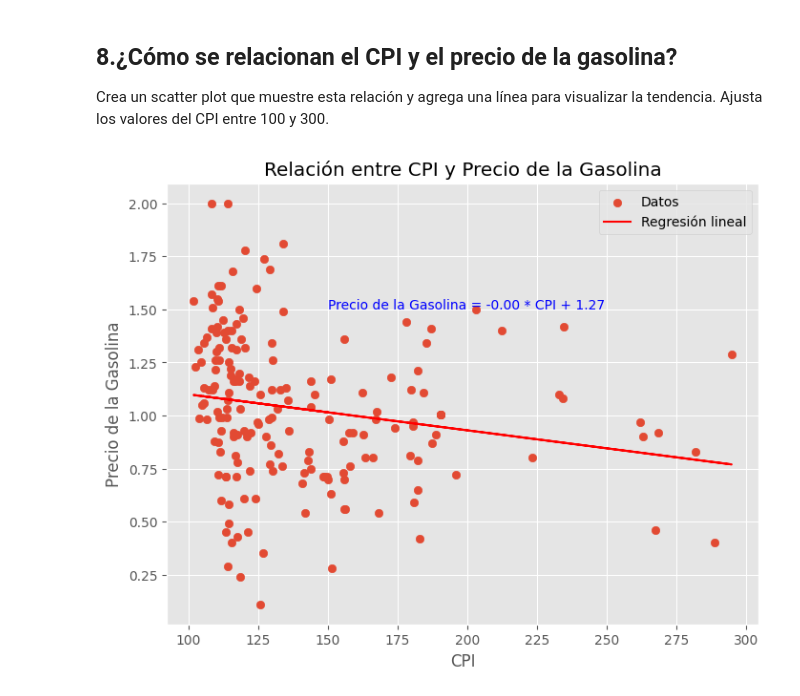
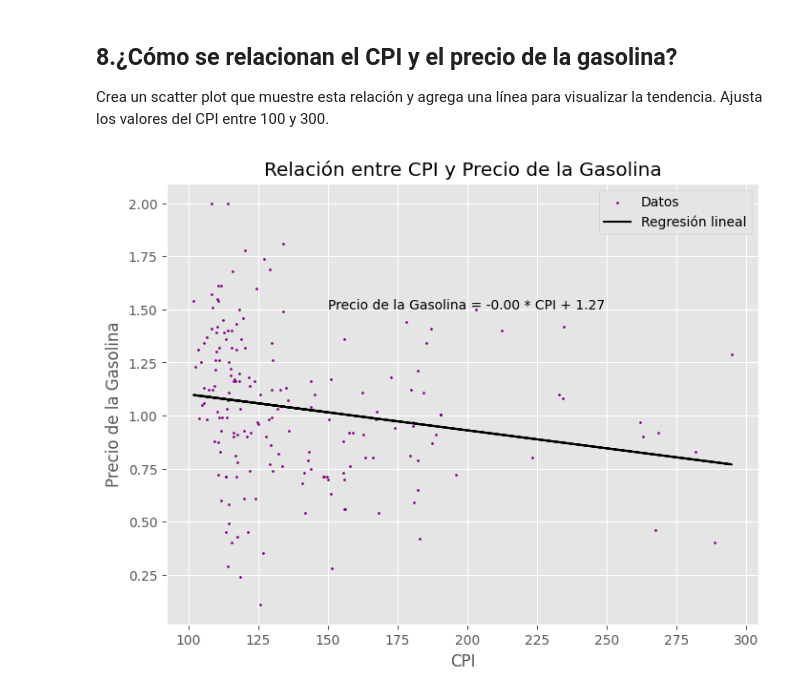
Before and after one commit to Adalab/da-modulo3-sprint2-pairprogramming-RocioZahara, a Jupyter notebook: M03_sprint2_01_Visualizacion.ipynb, the cells around one changed output. Cells and saved outputs as stored; diff of their text form; code cells hidden in the pictures.

```diff
--- a/M03_sprint2_01_Visualizacion.ipynb
+++ b/M03_sprint2_01_Visualizacion.ipynb
@@ -425,32 +433,32 @@ Crea un scatter plot que muestre esta relación y agrega una línea para visuali
 # %%
 from scipy import stats
 
 # Filtrar los valores del CPI entre 100 y 300
 df_filtered = df[(df['cpi'] >= 100) & (df['cpi'] <= 300)]
 
 # Calcular la regresión lineal
 slope, intercept, r_value, p_value, std_err = stats.linregress(df_filtered['cpi'], df_filtered['gasolineprice'])
 line = slope * df_filtered['cpi'] + intercept
 
 # Crear el gráfico de dispersión con la línea de regresión
 plt.figure(figsize=(8, 6))
-plt.scatter(df_filtered['cpi'], df_filtered['gasolineprice'], label='Datos')
-plt.plot(df_filtered['cpi'], line, color='red', label='Regresión lineal')
+plt.scatter(df_filtered['cpi'], df_filtered['gasolineprice'], label='Datos', s=2, c='purple')
+plt.plot(df_filtered['cpi'], line, color='black', label='Regresión lineal')
 plt.xlabel('CPI')
 plt.ylabel('Precio de la Gasolina')
 plt.title('Relación entre CPI y Precio de la Gasolina')
 
 # Anotar la fórmula de la regresión lineal en el gráfico
 formula_text = f'Precio de la Gasolina = {slope:.2f} * CPI + {intercept:.2f}'
-plt.text(150, 1.5, formula_text, fontsize=10, color='blue')
+plt.text(150, 1.5, formula_text, fontsize=10, color='black')
 
 plt.legend()
 
 # Mostrar el gráfico
 plt.grid(True)
 plt.show()
 # %% [output]
-[figure, old version]
+[figure, new version]
 # %% [markdown]
 El gráfico qmuestra la relación entre el índice de precios al consumidor (CPI) y el precio de la gasolina en los distintos países del mundo.
 
```
Also changed, not shown: parts of 13 cells of this notebook.
